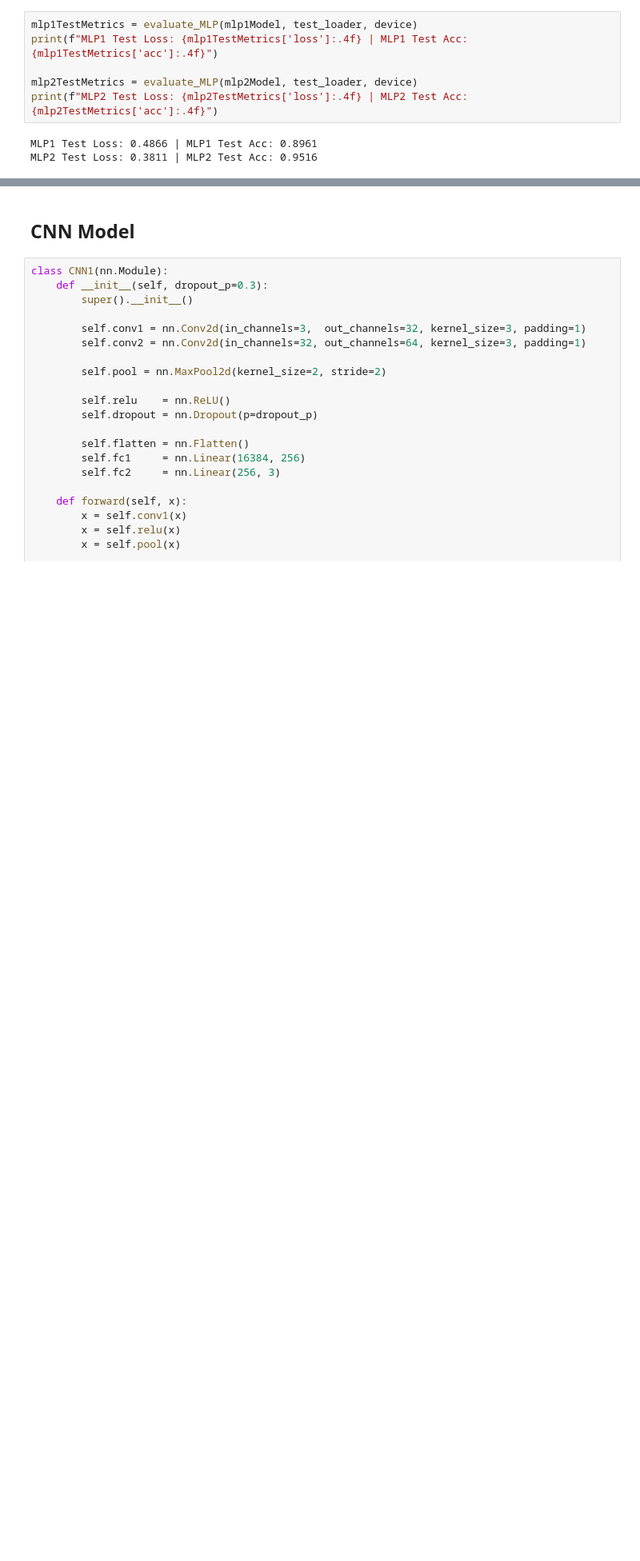
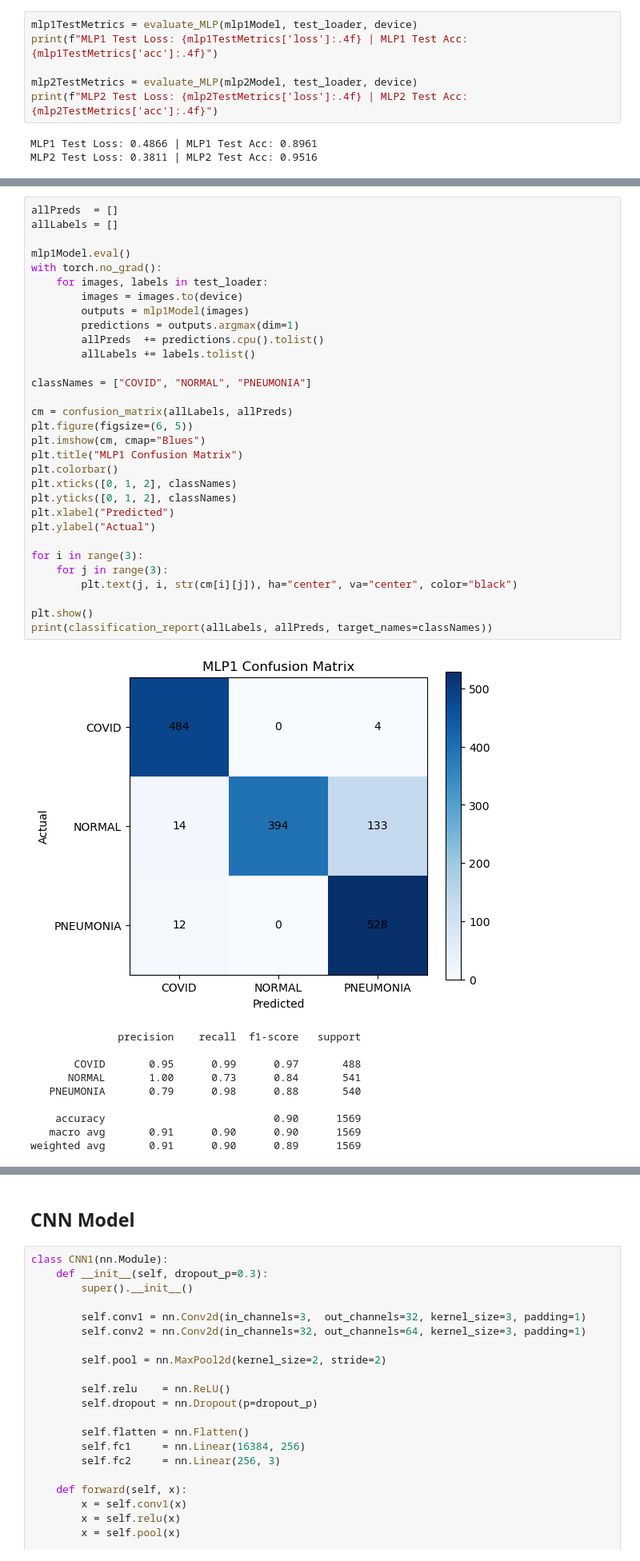
Before and after one commit to Hershykhehra1/ChestXrayImages, a Jupyter notebook: main.ipynb, the cells around one changed output, grey strips where cells are left out. Shown at 80% size. Cells and saved outputs as stored; diff of their text form; blank space fills up the shorter version.

Commit message:
added confusion matrix for evaluation of all MLP and CNN models

```diff
--- a/main.ipynb
+++ b/main.ipynb
@@ -294,0 +298,42 @@ MLP2 Test Loss: 0.3811 | MLP2 Test Acc: 0.9516
+# %%
+allPreds  = []
+allLabels = []
+
+mlp1Model.eval()
+with torch.no_grad():
+    for images, labels in test_loader:
+        images = images.to(device)
+        outputs = mlp1Model(images)
+        predictions = outputs.argmax(dim=1)
+        allPreds  += predictions.cpu().tolist()
+        allLabels += labels.tolist()
+
+classNames = ["COVID", "NORMAL", "PNEUMONIA"]
+
+cm = confusion_matrix(allLabels, allPreds)
+plt.figure(figsize=(6, 5))
+plt.imshow(cm, cmap="Blues")
+plt.title("MLP1 Confusion Matrix")
+plt.colorbar()
+plt.xticks([0, 1, 2], classNames)
+plt.yticks([0, 1, 2], classNames)
+plt.xlabel("Predicted")
+plt.ylabel("Actual")
+
+for i in range(3):
+    for j in range(3):
+        plt.text(j, i, str(cm[i][j]), ha="center", va="center", color="black")
+
+plt.show()
+print(classification_report(allLabels, allPreds, target_names=classNames))
+# %% [output]
+[figure, added]
+              precision    recall  f1-score   support
+
+       COVID       0.95      0.99      0.97       488
+      NORMAL       1.00      0.73      0.84       541
+   PNEUMONIA       0.79      0.98      0.88       540
+
+    accuracy                           0.90      1569
+   macro avg       0.91      0.90      0.90      1569
+weighted avg       0.91      0.90      0.89      1569
```
Also changed, not shown: parts of 7 cells of this notebook.
